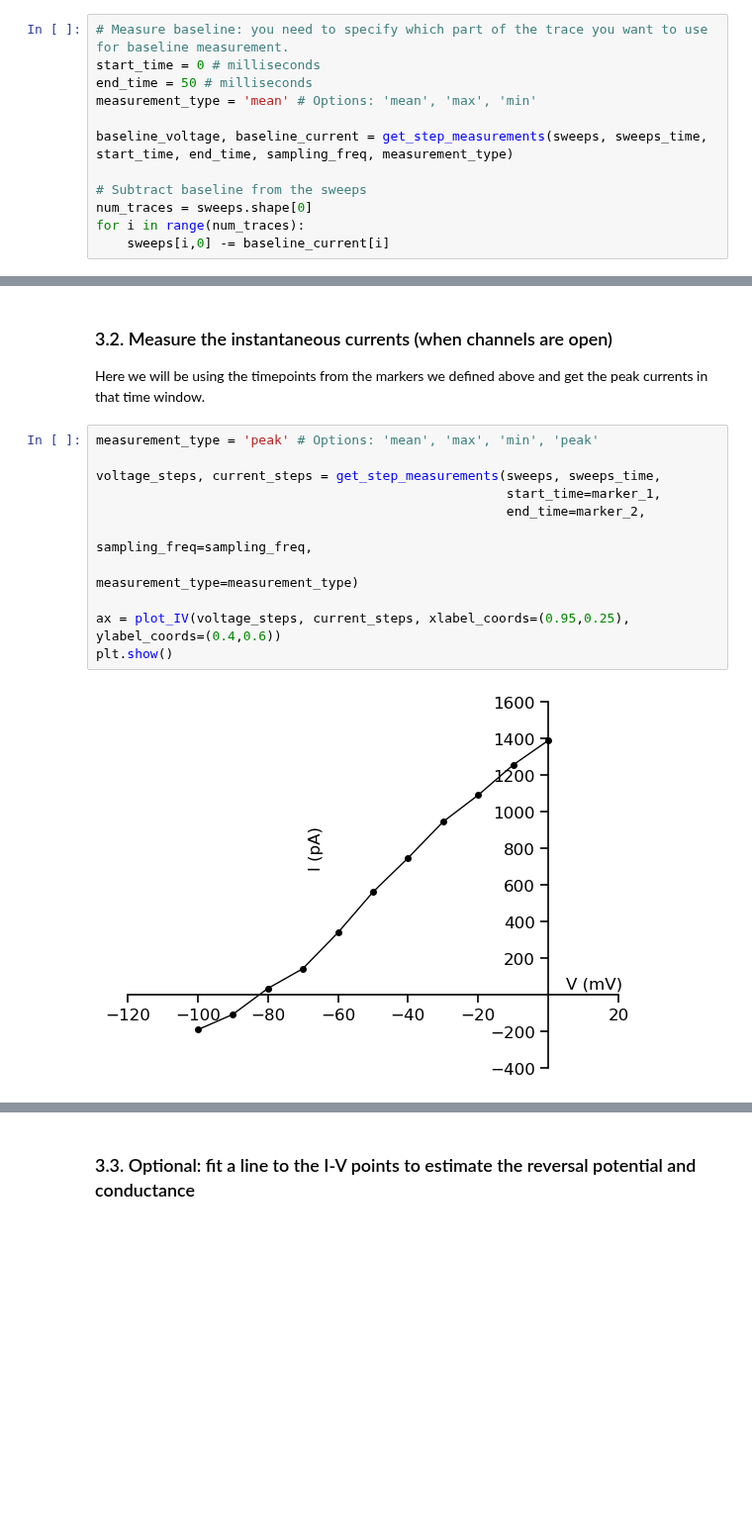
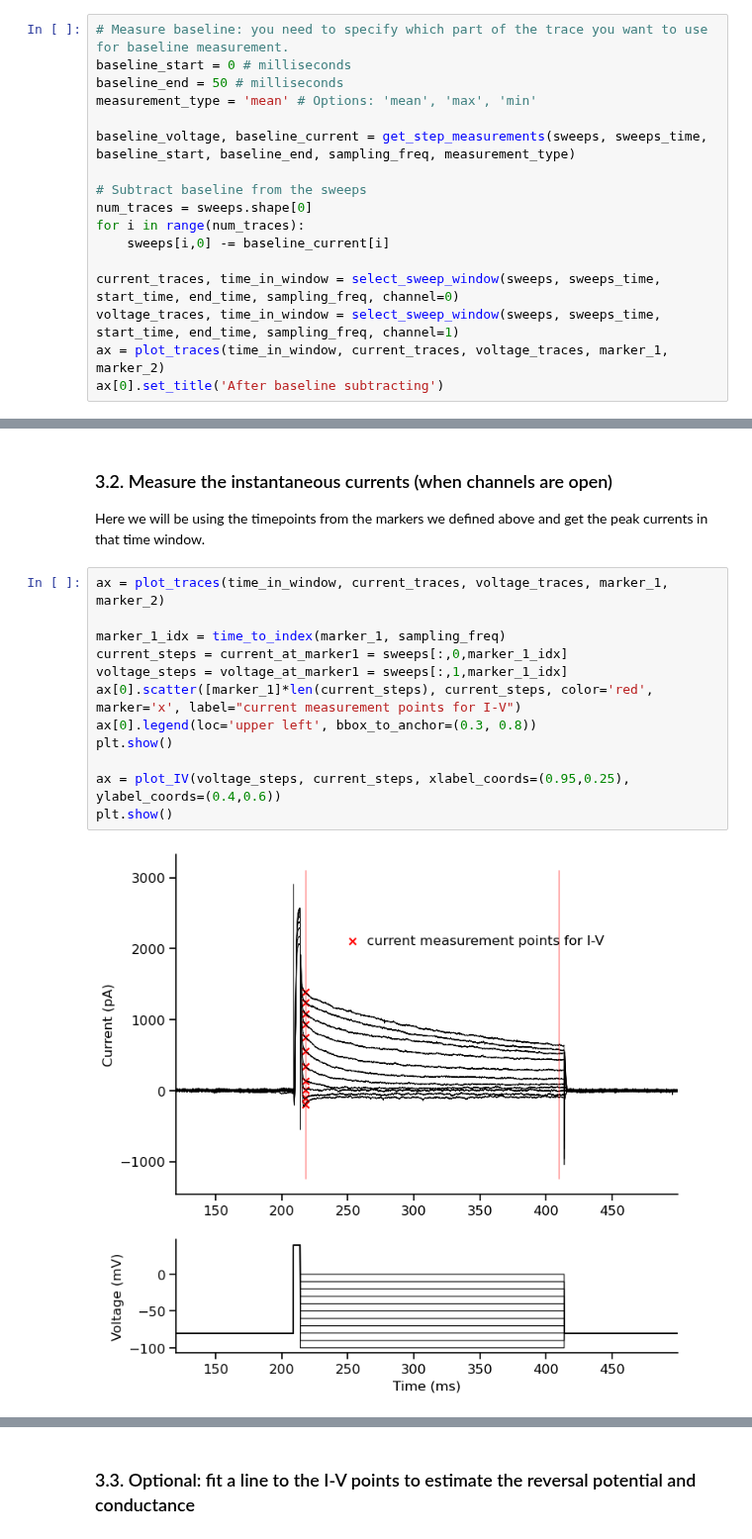
Before and after one commit to argalloni/CSHL_IonChannels2025, a Jupyter notebook: CSHL 4 - K inactivation.ipynb, the cells around one changed output, grey strips where cells are left out. Shown at 99% size. Cells and saved outputs as stored; diff of their text form; blank space fills up the shorter version.

```diff
--- a/CSHL 4 - K inactivation.ipynb
+++ b/CSHL 4 - K inactivation.ipynb
@@ -79,13 +79,18 @@ If your baseline current is not zero, you may need to correct for that to get ac
 Uncomment this cell block (highlight everything, then cmd+/ on macOS or ctrl+/ on Windows) to run it.
 # %%
 # Measure baseline: you need to specify which part of the trace you want to use for baseline measurement.
-start_time = 0 # milliseconds
-end_time = 50 # milliseconds
+baseline_start = 0 # milliseconds
+baseline_end = 50 # milliseconds
 measurement_type = 'mean' # Options: 'mean', 'max', 'min'
 
-baseline_voltage, baseline_current = get_step_measurements(sweeps, sweeps_time, start_time, end_time, sampling_freq, measurement_type)
+baseline_voltage, baseline_current = get_step_measurements(sweeps, sweeps_time, baseline_start, baseline_end, sampling_freq, measurement_type)
 
 # Subtract baseline from the sweeps
 num_traces = sweeps.shape[0]
 for i in range(num_traces):
     sweeps[i,0] -= baseline_current[i]
+
+current_traces, time_in_window = select_sweep_window(sweeps, sweeps_time, start_time, end_time, sampling_freq, channel=0)
+voltage_traces, time_in_window = select_sweep_window(sweeps, sweeps_time, start_time, end_time, sampling_freq, channel=1)
+ax = plot_traces(time_in_window, current_traces, voltage_traces, marker_1, marker_2)
+ax[0].set_title('After baseline subtracting')
@@ -94,15 +102,16 @@ for i in range(num_traces):
 
 Here we will be using the timepoints from the markers we defined above and get the peak currents in that time window.
 # %%
-measurement_type = 'peak' # Options: 'mean', 'max', 'min', 'peak'
+ax = plot_traces(time_in_window, current_traces, voltage_traces, marker_1, marker_2)
 
-voltage_steps, current_steps = get_step_measurements(sweeps, sweeps_time,
-                                                     start_time=marker_1,
-                                                     end_time=marker_2,
-                                                     sampling_freq=sampling_freq,
-                                                     measurement_type=measurement_type)
+marker_1_idx = time_to_index(marker_1, sampling_freq)
+current_steps = current_at_marker1 = sweeps[:,0,marker_1_idx]
+voltage_steps = voltage_at_marker1 = sweeps[:,1,marker_1_idx]
+ax[0].scatter([marker_1]*len(current_steps), current_steps, color='red', marker='x', label="current measurement points for I-V")
+ax[0].legend(loc='upper left', bbox_to_anchor=(0.3, 0.8))
+plt.show()
 
 ax = plot_IV(voltage_steps, current_steps, xlabel_coords=(0.95,0.25), ylabel_coords=(0.4,0.6))
 plt.show()
 # %% [output]
-[figure, old version]
+[figure, new version]
```
Also changed, not shown: parts of 5 cells of this notebook, 2 other files.
